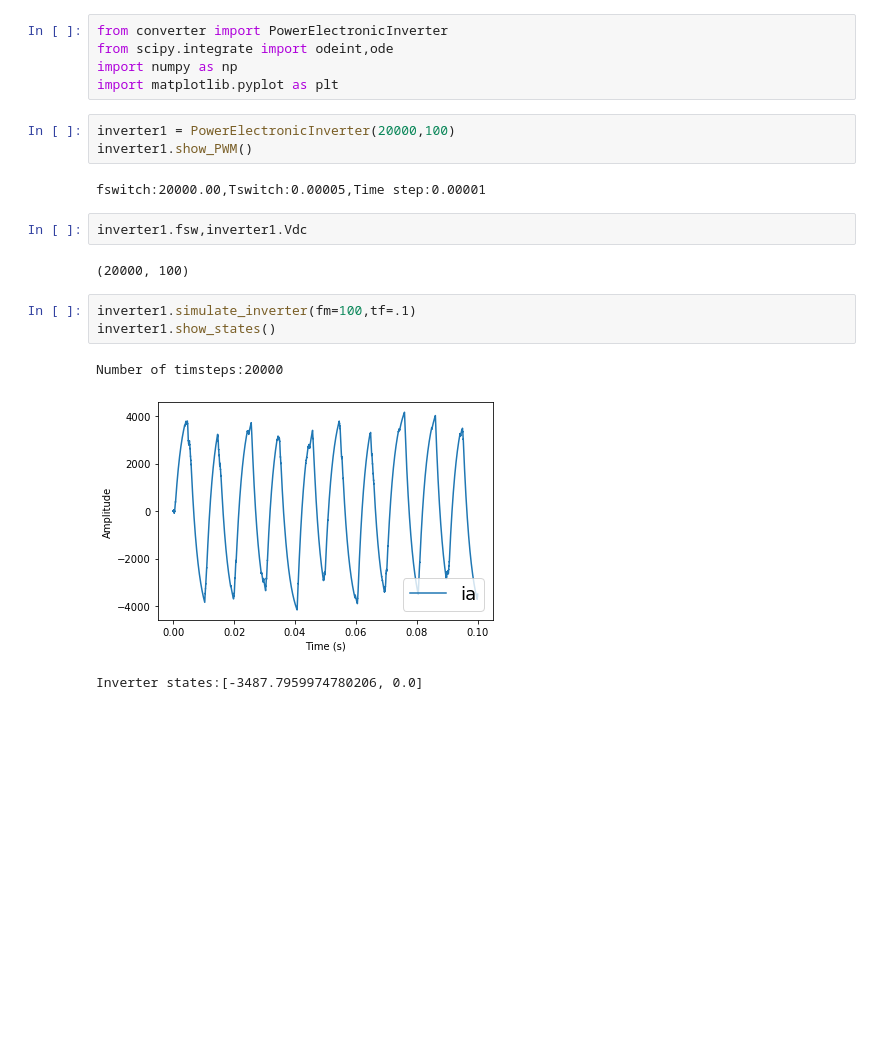
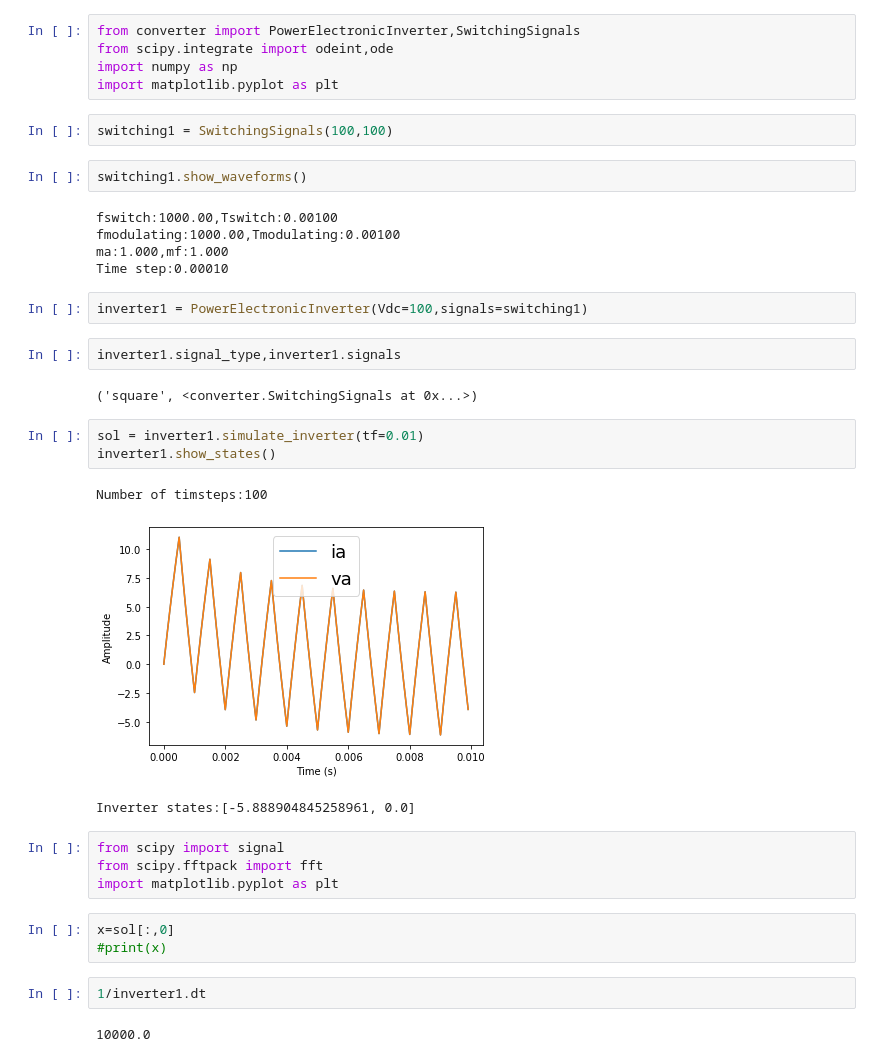
Before and after one commit to sibyjackgrove/py-power-electronic-converter, a Jupyter notebook: pyconverter/converter_local_testing.ipynb, the cells around one changed output. Cells and saved outputs as stored; diff of their text form; blank space fills up the shorter version.

```diff
--- a/pyconverter/converter_local_testing.ipynb
+++ b/pyconverter/converter_local_testing.ipynb
@@ -1,21 +1,38 @@
 # %%
-from converter import PowerElectronicInverter
+from converter import PowerElectronicInverter,SwitchingSignals
 from scipy.integrate import odeint,ode
 import numpy as np
 import matplotlib.pyplot as plt
+# %%
+switching1 = SwitchingSignals(100,100)
+# %%
+switching1.show_waveforms()
+# %% [output]
+fswitch:1000.00,Tswitch:0.00100
+fmodulating:1000.00,Tmodulating:0.00100
+ma:1.000,mf:1.000
+Time step:0.00010
 # %%
-inverter1 = PowerElectronicInverter(20000,100)
-inverter1.show_PWM()
+inverter1 = PowerElectronicInverter(Vdc=100,signals=switching1)
-# %% [output]
-fswitch:20000.00,Tswitch:0.00005,Time step:0.00001
 # %%
-inverter1.fsw,inverter1.Vdc
+inverter1.signal_type,inverter1.signals
 # %% [output]
-(20000, 100)
+('square', <converter.SwitchingSignals at 0x...>)
 # %%
-inverter1.simulate_inverter(fm=100,tf=.1)
+sol = inverter1.simulate_inverter(tf=0.01)
 inverter1.show_states()
 # %% [output]
-Number of timsteps:20000
+Number of timsteps:100
-[figure, old version]
+[figure, new version]
-Inverter states:[-3487.7959974780206, 0.0]
+Inverter states:[-5.888904845258961, 0.0]
+# %%
+from scipy import signal
+from scipy.fftpack import fft
+import matplotlib.pyplot as plt
+# %%
+x=sol[:,0]
+#print(x)
+# %%
+1/inverter1.dt
+# %% [output]
+10000.0
```
Also changed, not shown: parts of 2 cells of this notebook, 1 other file.
